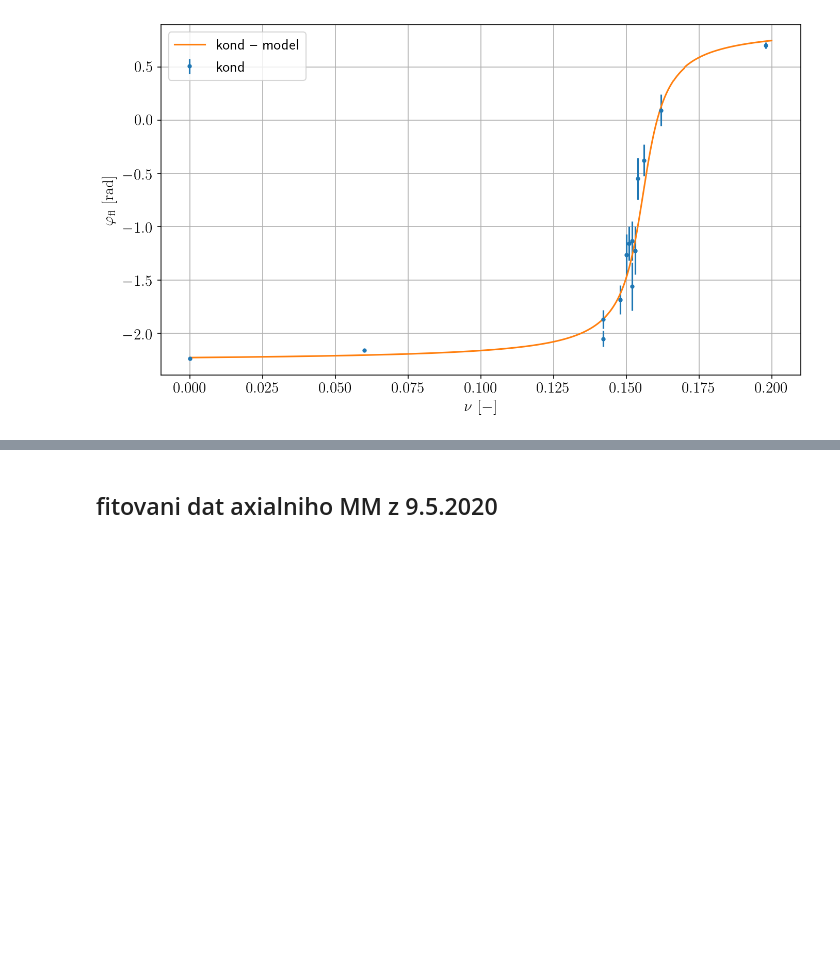
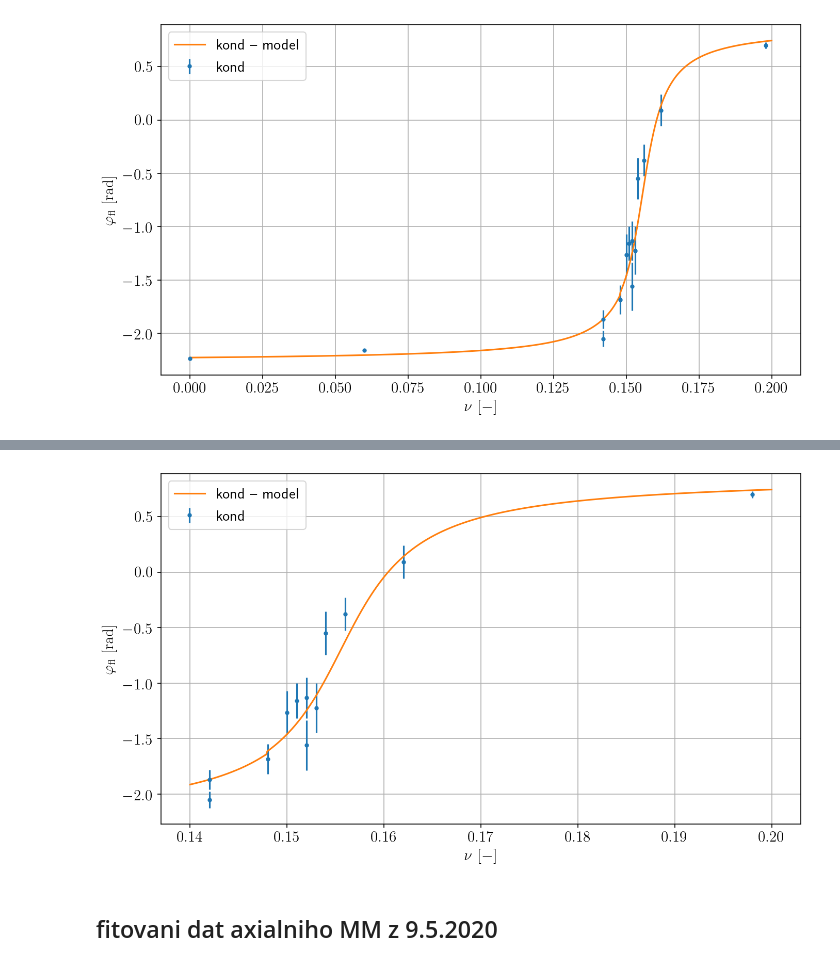
Before and after one commit to dvadlejch/Julia_vypocty_diplomka, a Jupyter notebook: micromotion_measurements/axial_EMM_model_vs_experiment.ipynb, the cells around one changed output, grey strips where cells are left out. Cells and saved outputs as stored; diff of their text form; code cells hidden in the pictures; blank space fills up the shorter version.

Commit message:
do algoritmu minimalizace v z pridan fit dle modelu
vyuzivam fit dle modelu k nalezeni minima v ose z,c oz mi prijde lepsi nez pouha primka

```diff
--- a/micromotion_measurements/axial_EMM_model_vs_experiment.ipynb
+++ b/micromotion_measurements/axial_EMM_model_vs_experiment.ipynb
@@ -1893,3 +1946,29 @@ x.grid()
+# %%
+nu_range = np.linspace(0.14, 0.2, 1000)
+E_rf_phase = np.unwrap( E_rf_asym_phase_nu(Vrf, phi, delta_z_ax,nu_range,
+                                                   (E_field_rad_jedna , E_field_ax_5, E_field_ax_6) ) )
+
+
+my_dpi = 150
+siz = 100
+sizex = 16*siz
+sizey = 9*siz
+
+plt.figure(figsize=(sizex/my_dpi, sizey/my_dpi), dpi=my_dpi)
+
+x = plt.gca()
+
+x.errorbar(nu[2:], fot_phi[2:], yerr=fot_phi_sigma[2:], fmt='.', label=r'kond')
+x.plot(nu_range, E_rf_phase+0.90, label=r'kond -- model')
+
+
+x.set_xlabel(r"$ \nu \, \, \rm [-]$")
+x.set_ylabel(r"$ \varphi_{\rm fl} \, \, \rm [rad]$")
+
+x.legend()
+x.grid()
+# %% [output]
+[figure, added]
 # %% [markdown]
 ## fitovani dat axialniho MM z 9.5.2020
 # %% [markdown]
```
Also changed, not shown: parts of 7 cells of this notebook, 4 other files.
